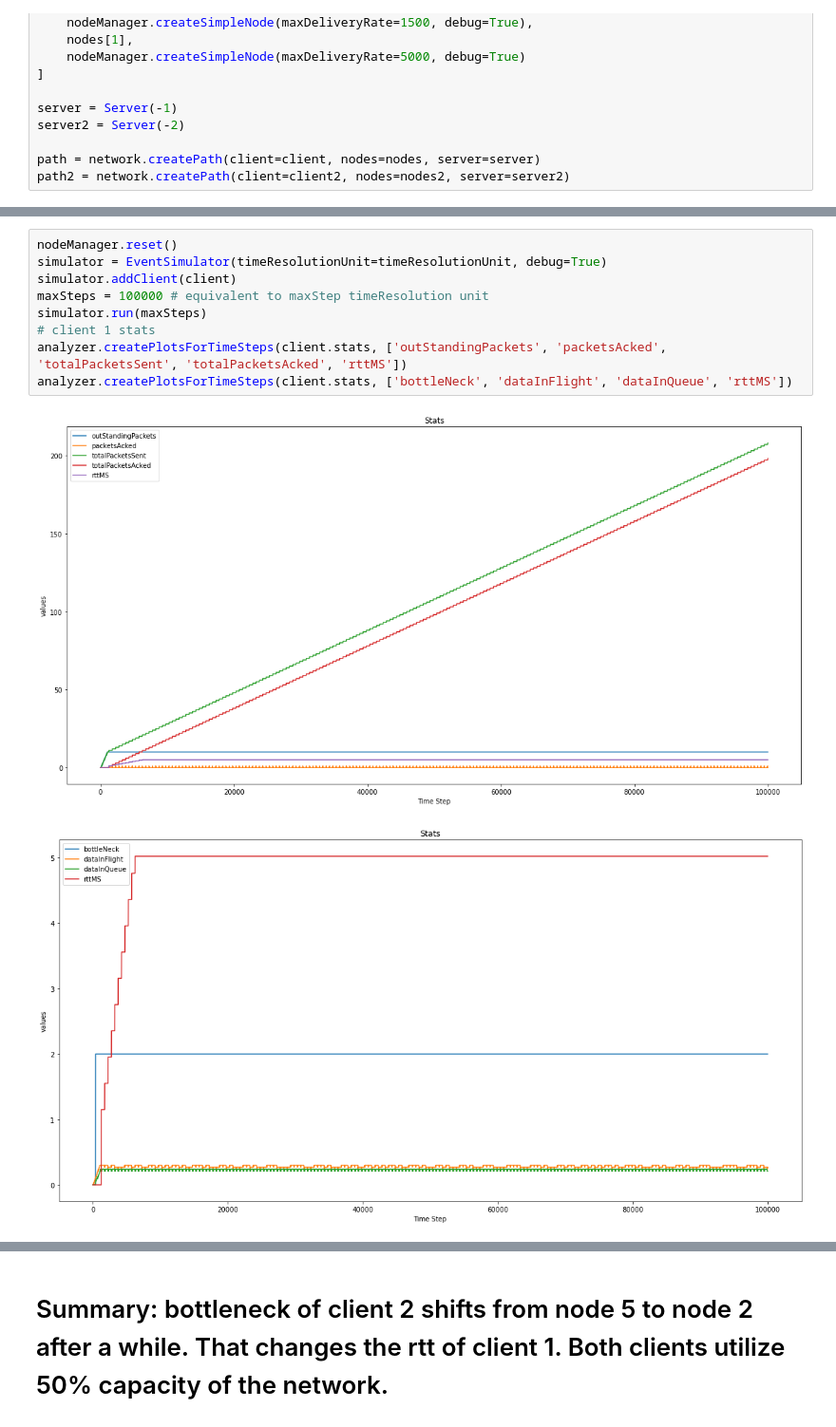
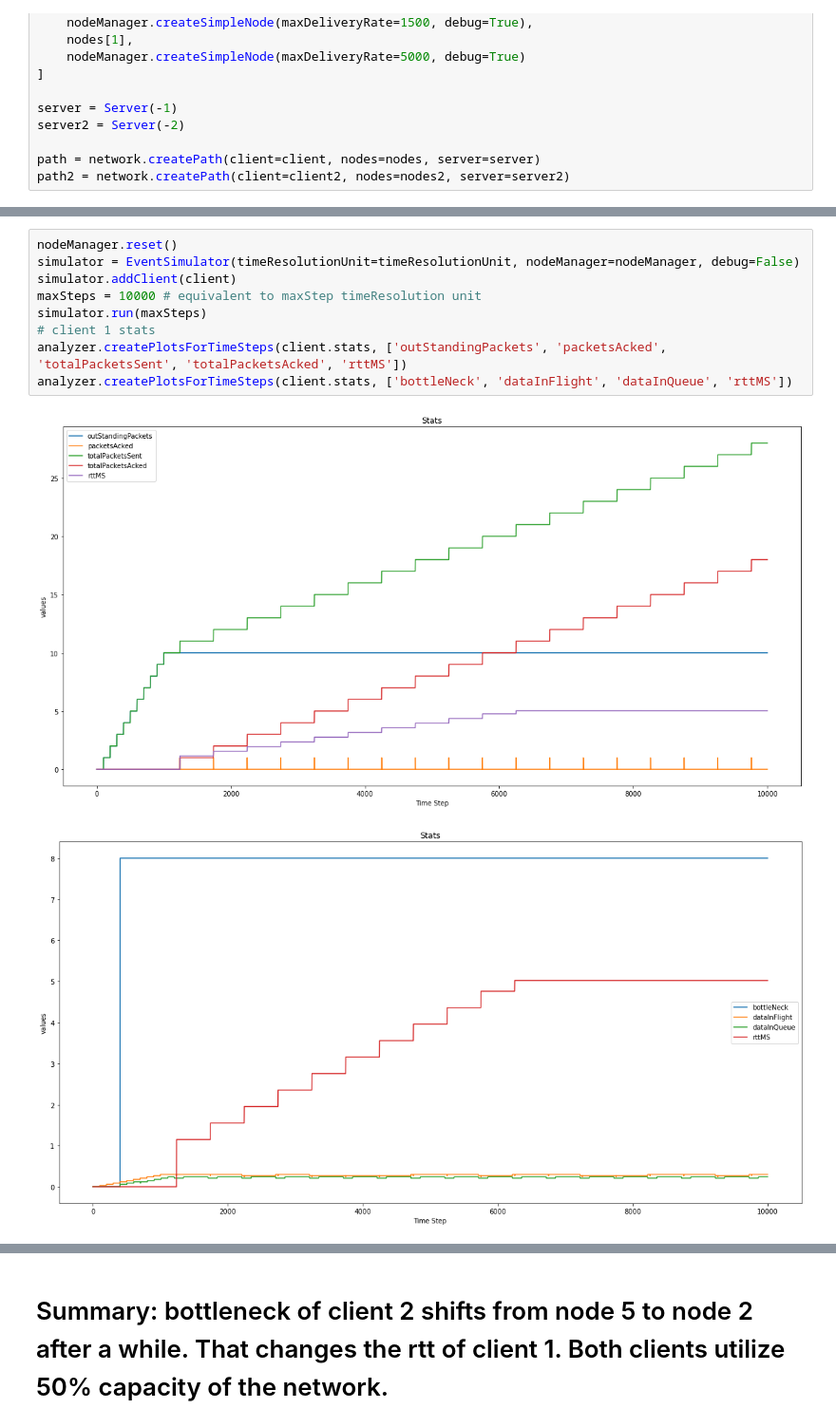
Before and after one commit to adhocmaster/pyns, a Jupyter notebook: scenarios/2-client-rtt.ipynb, the cells around one changed output, grey strips where cells are left out. Shown: that part at 95% size. Cells and saved outputs as stored; diff of their text form.

```diff
--- a/scenarios/2-client-rtt.ipynb
+++ b/scenarios/2-client-rtt.ipynb
@@ -54,14 +56,14 @@ path for client2:[5, 2, 6, -2]
 # %%
 nodeManager.reset()
-simulator = EventSimulator(timeResolutionUnit=timeResolutionUnit, debug=True)
+simulator = EventSimulator(timeResolutionUnit=timeResolutionUnit, nodeManager=nodeManager, debug=False)
 simulator.addClient(client)
-maxSteps = 100000 # equivalent to maxStep timeResolution unit
+maxSteps = 10000 # equivalent to maxStep timeResolution unit
 simulator.run(maxSteps)
 # client 1 stats
 analyzer.createPlotsForTimeSteps(client.stats, ['outStandingPackets', 'packetsAcked', 'totalPacketsSent', 'totalPacketsAcked', 'rttMS'])
 analyzer.createPlotsForTimeSteps(client.stats, ['bottleNeck', 'dataInFlight', 'dataInQueue', 'rttMS'])
 # %% [output]
-[figure, old version]
+[figure, new version]
-[figure, old version]
+[figure, new version]
 # %%
 nodeManager.reset()
```
Also changed, not shown: parts of 3 cells of this notebook, 2 other files.
